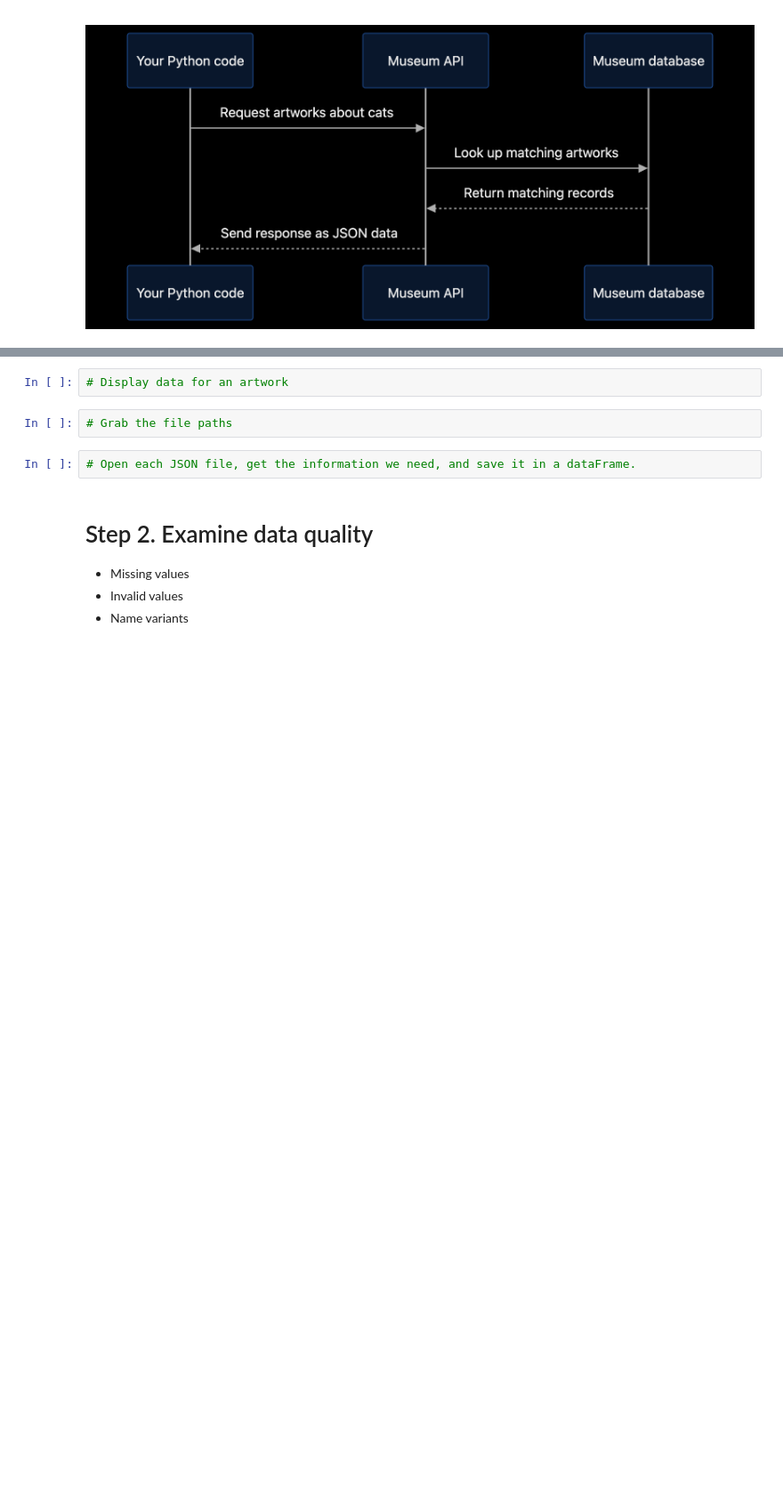
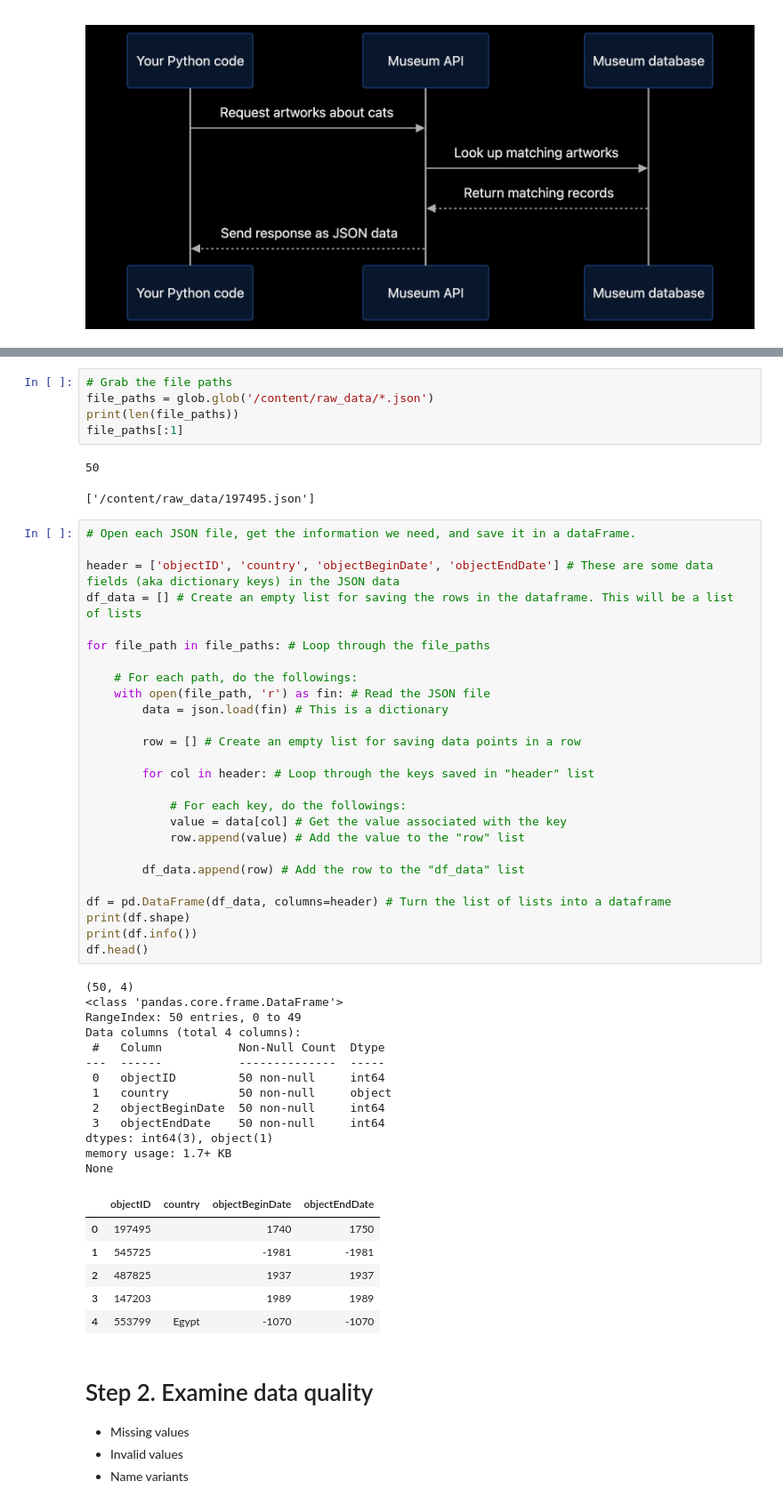
Before and after one commit to tzukun-hsiao/python-basics-fall26, a Jupyter notebook: Week4.ipynb, the cells around one changed output, grey strips where cells are left out. Shown at 89% size. Saved outputs shown, nothing was run; the diff lists cells and outputs as text; blank space fills up the shorter version.

```diff
--- a/Week4.ipynb
+++ b/Week4.ipynb
@@ -148,9 +376,57 @@ sum_body_mass: 1437000.0
-# %%
-# Display data for an artwork
 # %%
 # Grab the file paths
+file_paths = glob.glob('/content/raw_data/*.json')
+print(len(file_paths))
+file_paths[:1]
+# %% [output]
+50
+['/content/raw_data/197495.json']
-# %%
-# Open each JSON file, get the information we need, and save it in a dataFrame.
+# %%
+# Open each JSON file, get the information we need, and save it in a dataFrame.
+
+header = ['objectID', 'country', 'objectBeginDate', 'objectEndDate'] # These are some data fields (aka dictionary keys) in the JSON data
+df_data = [] # Create an empty list for saving the rows in the dataframe. This will be a list of lists
+
+for file_path in file_paths: # Loop through the file_paths
+
+    # For each path, do the followings:
+    with open(file_path, 'r') as fin: # Read the JSON file
+        data = json.load(fin) # This is a dictionary
+
+        row = [] # Create an empty list for saving data points in a row
+
+        for col in header: # Loop through the keys saved in "header" list
+
+            # For each key, do the followings:
+            value = data[col] # Get the value associated with the key
+            row.append(value) # Add the value to the "row" list
+
+        df_data.append(row) # Add the row to the "df_data" list
+
+df = pd.DataFrame(df_data, columns=header) # Turn the list of lists into a dataframe
+print(df.shape)
+print(df.info())
+df.head()
+# %% [output]
+(50, 4)
+<class 'pandas.core.frame.DataFrame'>
+RangeIndex: 50 entries, 0 to 49
+Data columns (total 4 columns):
+ #   Column           Non-Null Count  Dtype
+---  ------           --------------  -----
+ 0   objectID         50 non-null     int64
+ 1   country          50 non-null     object
+ 2   objectBeginDate  50 non-null     int64
+ 3   objectEndDate    50 non-null     int64
+dtypes: int64(3), object(1)
+memory usage: 1.7+ KB
+None
+|  | objectID | country | objectBeginDate | objectEndDate |
+| 0 | 197495 |  | 1740 | 1750 |
+| 1 | 545725 |  | -1981 | -1981 |
+| 2 | 487825 |  | 1937 | 1937 |
+| 3 | 147203 |  | 1989 | 1989 |
+| 4 | 553799 | Egypt | -1070 | -1070 |
 # %% [markdown]
 # Step 2. Examine data quality
 - Missing values
```
Also changed, not shown: parts of 40 cells of this notebook, 1 other file.
